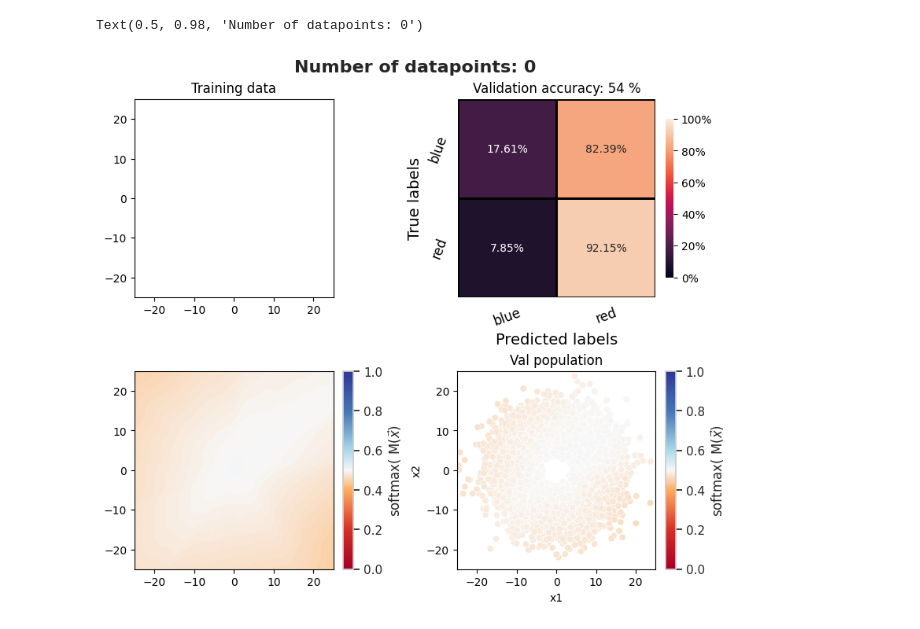
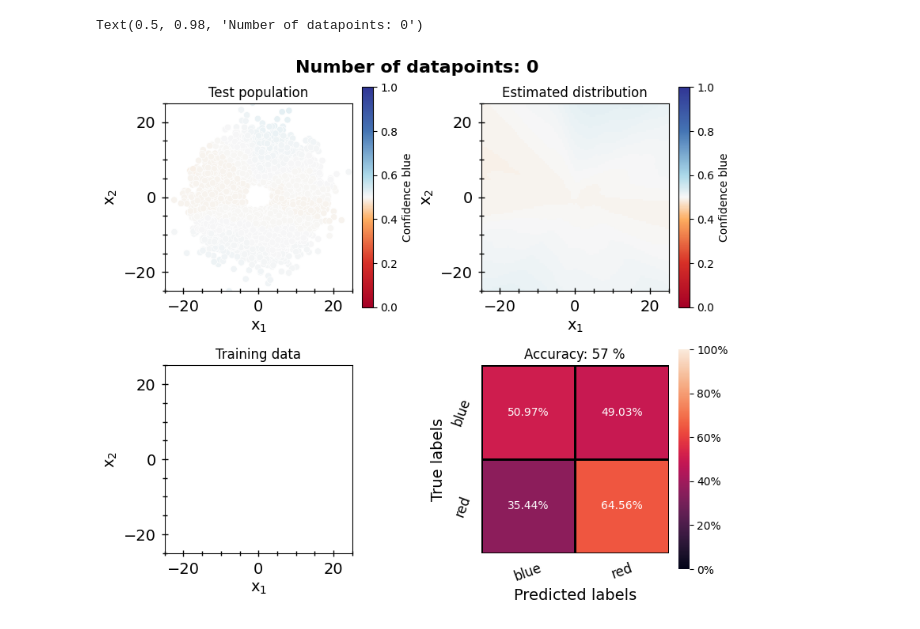
Before and after one commit to choisant/foundational-modeling, a Jupyter notebook: toy_experiment/DNN/MC_dropout.ipynb, the cells around one changed output. Cells and saved outputs as stored; diff of their text form; code cells hidden in the pictures.

```diff
--- a/toy_experiment/DNN/MC_dropout.ipynb
+++ b/toy_experiment/DNN/MC_dropout.ipynb
@@ -43,20 +43,4 @@ def label_maker(values, num_classes):
     for i, value in enumerate(values):
         labels[i][value] = 1
     return torch.Tensor(labels).to(torch.int)
-# %%
-def plot_data(df, ax, suptitle):
-    ax.set_title(suptitle)
-    df_red = df[df["color"] == "red"]
-    sn.scatterplot(df_red, x="x1", y = "x2", c="red", alpha=0.5, ax=ax)
-
-    df_blue = df[df["color"] == "blue"]
-    sn.scatterplot(df_blue, x="x1", y = "x2", c="blue", alpha=0.5, ax=ax)
-    #legacy
-    df_green = df[df["color"] == "green"]
-    sn.scatterplot(df_green, x="x1", y = "x2", c="blue", alpha=0.5, ax=ax)
-
-    ax.set_xlim(-25, 25)
-    ax.set_ylim(-25, 25)
-
-    return ax
 # %%
@@ -114,11 +102,11 @@ def predict_grid(model, x1_key, x2_key, device, mcdropout:bool = False, nx:int =
 # %%
 # Set up device
 device = (
-    "cuda"
+    "cuda:0"
     if torch.cuda.is_available()
     else "mps"
     if torch.backends.mps.is_available()
     else "cpu"
 )
-print(f"Using {device} device")
+print(f"Using {device} device {torch.cuda.get_device_name(0)}")
 # %% [output]
@@ -168,5 +168,6 @@ Y_test = torch.zeros(X_test.shape)
 train_dataset = torch.utils.data.TensorDataset(X_train, Y_train)
 val_dataset = torch.utils.data.TensorDataset(X_val, Y_val)
 # %%
-model = SequentialNet(L=1024, n_hidden=5, activation="relu", in_channels=2, out_channels=2, p=0.2).to(device)
+model = SequentialNet(L=1024*2, n_hidden=5, activation="relu", in_channels=2, out_channels=2, p=0.2).to(device)
 optimizer = optim.Adam(model.parameters(), lr=0.001)
+model
@@ -173,30 +192,27 @@ optimizer = optim.Adam(model.parameters(), lr=0.001)
 # %%
 truth, logits = predict_classifier(model, val_dataset, 2, 100, device)
 preds = torch.argmax(logits, dim=-1).flatten()
 val_data["Prediction"] = preds
 val_data["Truth"] = truth
 #Get softmax score for blue
 val_data["Confidence"] = torch.softmax(logits, dim=-1)[:,0]
-
-# Save prediction
-#
+grid_df = predict_grid(model, x1_key, x2_key, device)
 
 # Plot
 fig, axs = plt.subplots(nrows = 2, ncols = 2, figsize = (8, 7), layout="constrained")
 
-axs[0][0] = plot_data(train_data[0:0], axs[0][0], "Training data")
-axs[0][1] = plot_conf_matrix(val_data, "Truth", "Prediction", ["blue", "red"], axs[0][1])
-grid_df = predict_grid(model, x1_key, x2_key, device)
-axs[1][0] = plot_grid(grid_df, "Confidence", axs[1][0])
-axs[1][1] = plot_results(val_data, "Confidence", axs[1][1], "Val population")
+axs[0][0] = plot_results(val_data, "Confidence", axs[0][0], "Test population")
+axs[0][1] = plot_grid(grid_df, "Confidence", axs[0][1], "Estimated distribution")
+axs[1][1] = plot_conf_matrix(val_data, "Truth", "Prediction", ["blue", "red"], axs[1][1])
+axs[1][0] = plot_data(train_data[0:0], axs[1][0], "Training data")
 
 cmap = red_blue_cmap()
 hue_norm = mpl.colors.Normalize(vmin=0, vmax=1, clip=False)
-fig.colorbar(mpl.cm.ScalarMappable(norm=hue_norm, cmap=cmap), label=r'softmax( M($\vec{x}$)', ax=axs[1][0])
-fig.colorbar(mpl.cm.ScalarMappable(norm=hue_norm, cmap=cmap), label=r'softmax( M($\vec{x}$)', ax=axs[1][1])
+fig.colorbar(mpl.cm.ScalarMappable(norm=hue_norm, cmap=cmap), label=r'Confidence blue', ax=axs[0][0])
+fig.colorbar(mpl.cm.ScalarMappable(norm=hue_norm, cmap=cmap), label=r'Confidence blue', ax=axs[0][1])
 
 fig.suptitle(f"Number of datapoints: 0", size=16, fontweight="bold")
 # %% [output]
 Text(0.5, 0.98, 'Number of datapoints: 0')
-[figure, old version]
+[figure, new version]
 # %%
```
Also changed, not shown: parts of 12 cells of this notebook, 23 other files.
